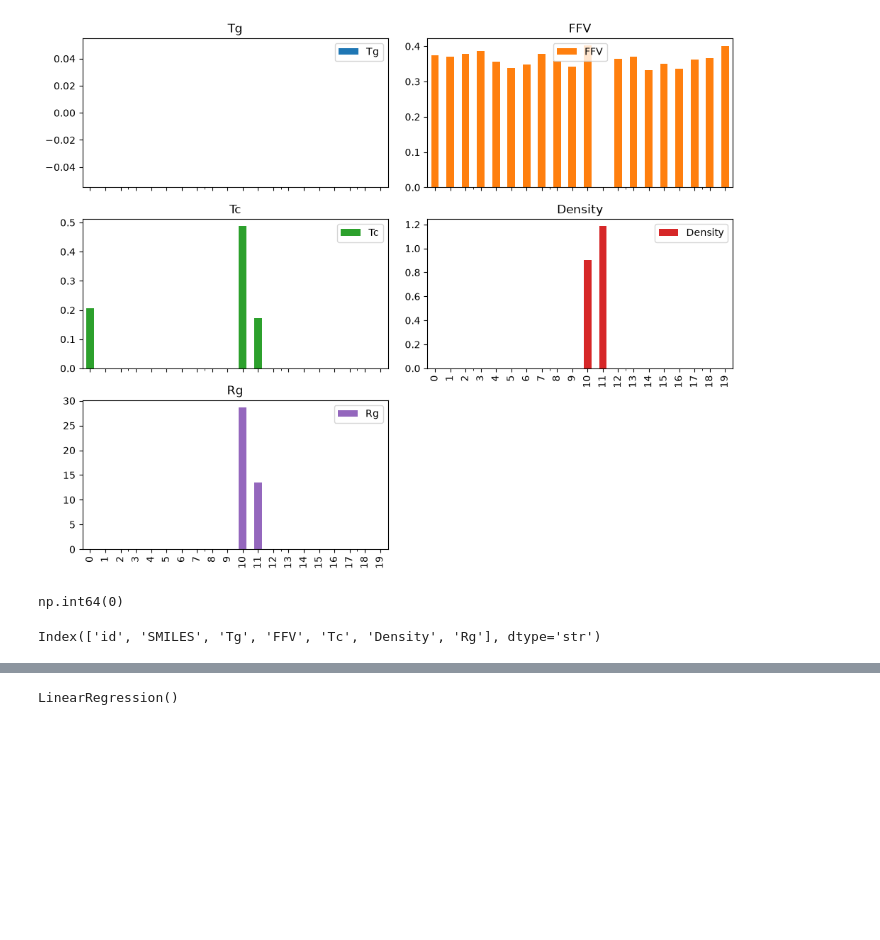
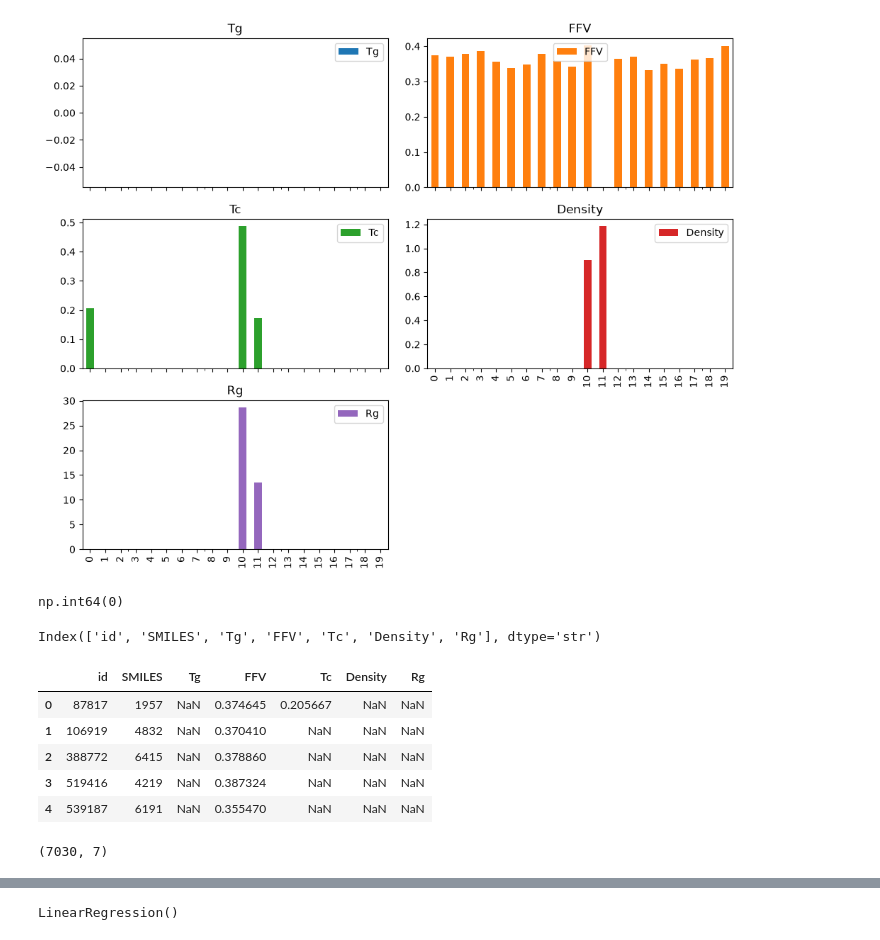
Before and after one commit to sciency-arshhiya/Open_Polymer_Prediction_Project, a Jupyter notebook: polymer_prediction.ipynb, the cells around one changed output, grey strips where cells are left out. Cells and saved outputs as stored; diff of their text form; code cells hidden in the pictures; blank space fills up the shorter version.

```diff
--- a/polymer_prediction.ipynb
+++ b/polymer_prediction.ipynb
@@ -4,6 +4,6 @@ import pandas as pd
 import matplotlib.pyplot as plt
 import seaborn as sns
 # %%
-train_df = pd.read_csv("polymer_train.csv")
-test_df = pd.read_csv("polymer_test.csv")    #reads the training and testing datasets
+train_data= pd.read_csv("polymer_train.csv")
+test_data= pd.read_csv("polymer_test.csv")    #reads the training and testing datasets
 # %%
@@ -139,8 +151,17 @@ Index(['id', 'SMILES', 'Tg', 'FFV', 'Tc', 'Density', 'Rg'], dtype='str')
 from sklearn.preprocessing import LabelEncoder
 LE=LabelEncoder()
 # %%
-train_df["SMILES"] = LE.fit_transform(train_df["SMILES"])
-test_df["SMILES"] = LE.fit_transform(test_df["SMILES"])      #to convert text format of smiles to number, making it suitable for ML
+train_data["SMILES"] = LE.fit_transform(train_data["SMILES"])
+test_data["SMILES"] = LE.fit_transform(test_data["SMILES"])      #to convert text format of smiles to number, making it suitable for ML
+# %%
+train_data.head()
+# %% [output]
+|  | id | SMILES | Tg | FFV | Tc | Density | Rg |
+| 0 | 87817 | 1957 | NaN | 0.374645 | 0.205667 | NaN | NaN |
+| 1 | 106919 | 4832 | NaN | 0.370410 | NaN | NaN | NaN |
+| 2 | 388772 | 6415 | NaN | 0.378860 | NaN | NaN | NaN |
+| 3 | 519416 | 4219 | NaN | 0.387324 | NaN | NaN | NaN |
+| 4 | 539187 | 6191 | NaN | 0.355470 | NaN | NaN | NaN |
 # %%
 # machine learning:
 # %%
@@ -148,4 +169,9 @@ train_ffv = train_df.dropna(subset=["FFV"])
 # Removes rows where the FFV value is missing, so the model can be trained using complete dat
+# %%
+train_ffv.head()
+train_ffv.shape
+# %% [output]
+(7030, 7)
 # %%
 x=train_ffv[["SMILES"]]
 y=train_ffv["FFV"]
```
Also changed, not shown: parts of 21 cells of this notebook.
